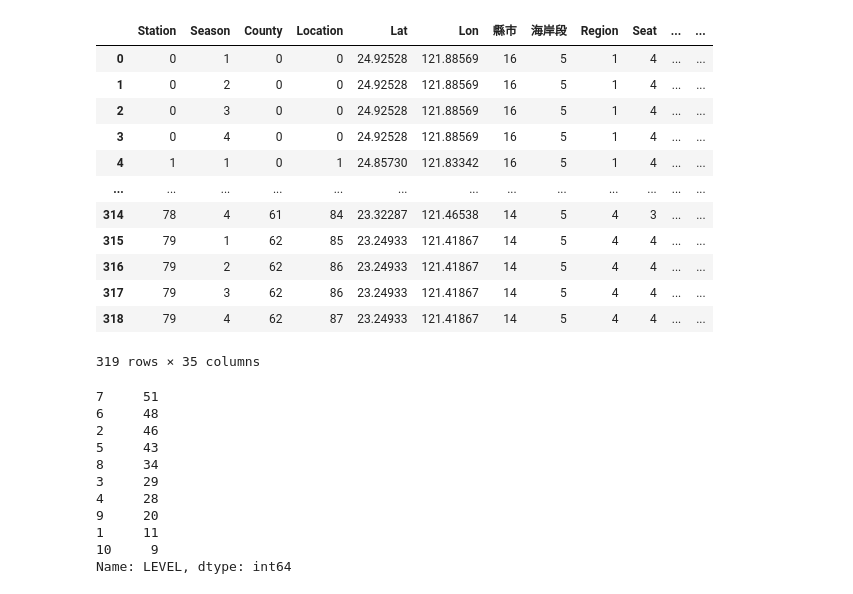
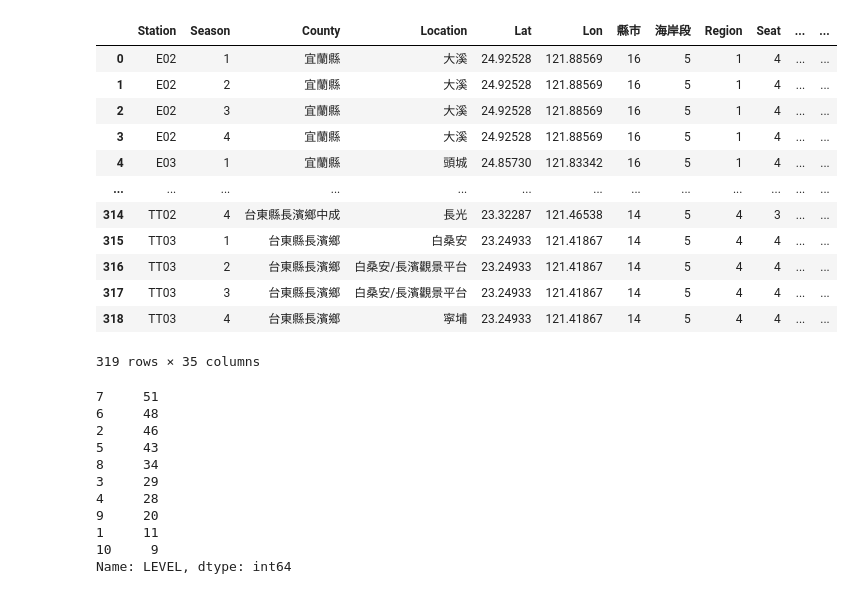
Before and after one commit to adam1214/DL_Final, a Jupyter notebook: pycaret.ipynb, the cells around one changed output. Drawn from its saved outputs; the diff is of its cells as text; code cells hidden in the pictures.

```diff
--- a/pycaret.ipynb
+++ b/pycaret.ipynb
@@ -6,7 +6,7 @@ country_dict = {}
 location_dict = {}
 station_dict = {}
 
-train_data = pd.read_csv('./data/train.csv', error_bad_lines=False)
+train_data = pd.read_csv('./data/train.csv')
 train_data_copy = train_data.copy()
 
 for index, row in train_data.iterrows():
@@ -14,46 +14,46 @@ for index, row in train_data.iterrows():
         row[0] = station_dict[row[0]]
     else:
         station_num = len(station_dict)
         station_dict[row[0]] = station_num
         row[0] = station_dict[row[0]]
 
     if country_dict.get(row[2]) != None:
         row[2] = country_dict[row[2]]
     else:
         country_num = len(country_dict)
         country_dict[row[2]] = country_num
         row[2] = country_dict[row[2]]
 
     if location_dict.get(row[3]) != None:
         row[3] = location_dict[row[3]]
     else:
         location_num = len(location_dict)
         location_dict[row[3]] = location_num
         row[3] = location_dict[row[3]]
 
     train_data_copy.loc[index] = row
     for j in range(0, len(row), 1):
         try:
             if math.isnan(row[j]):
                 row[j] = -1.0
                 train_data_copy.loc[index] = row
         except:
             continue
-
-train_data_copy
+train_data
+#train_data_copy
 # %% [output]
 |  | Station | Season | County | Location | Lat | Lon | 縣市 | 海岸段 | Region | Seat | ... | ... |
-| 0 | 0 | 1 | 0 | 0 | 24.92528 | 121.88569 | 16 | 5 | 1 | 4 | ... | ... |
-| 1 | 0 | 2 | 0 | 0 | 24.92528 | 121.88569 | 16 | 5 | 1 | 4 | ... | ... |
-| 2 | 0 | 3 | 0 | 0 | 24.92528 | 121.88569 | 16 | 5 | 1 | 4 | ... | ... |
-| 3 | 0 | 4 | 0 | 0 | 24.92528 | 121.88569 | 16 | 5 | 1 | 4 | ... | ... |
-| 4 | 1 | 1 | 0 | 1 | 24.85730 | 121.83342 | 16 | 5 | 1 | 4 | ... | ... |
+| 0 | E02 | 1 | 宜蘭縣 | 大溪 | 24.92528 | 121.88569 | 16 | 5 | 1 | 4 | ... | ... |
+| 1 | E02 | 2 | 宜蘭縣 | 大溪 | 24.92528 | 121.88569 | 16 | 5 | 1 | 4 | ... | ... |
+| 2 | E02 | 3 | 宜蘭縣 | 大溪 | 24.92528 | 121.88569 | 16 | 5 | 1 | 4 | ... | ... |
+| 3 | E02 | 4 | 宜蘭縣 | 大溪 | 24.92528 | 121.88569 | 16 | 5 | 1 | 4 | ... | ... |
+| 4 | E03 | 1 | 宜蘭縣 | 頭城 | 24.85730 | 121.83342 | 16 | 5 | 1 | 4 | ... | ... |
 | ... | ... | ... | ... | ... | ... | ... | ... | ... | ... | ... | ... | ... |
-| 314 | 78 | 4 | 61 | 84 | 23.32287 | 121.46538 | 14 | 5 | 4 | 3 | ... | ... |
-| 315 | 79 | 1 | 62 | 85 | 23.24933 | 121.41867 | 14 | 5 | 4 | 4 | ... | ... |
-| 316 | 79 | 2 | 62 | 86 | 23.24933 | 121.41867 | 14 | 5 | 4 | 4 | ... | ... |
-| 317 | 79 | 3 | 62 | 86 | 23.24933 | 121.41867 | 14 | 5 | 4 | 4 | ... | ... |
-| 318 | 79 | 4 | 62 | 87 | 23.24933 | 121.41867 | 14 | 5 | 4 | 4 | ... | ... |
+| 314 | TT02 | 4 | 台東縣長濱鄉中成 | 長光 | 23.32287 | 121.46538 | 14 | 5 | 4 | 3 | ... | ... |
+| 315 | TT03 | 1 | 台東縣長濱鄉 | 白桑安 | 23.24933 | 121.41867 | 14 | 5 | 4 | 4 | ... | ... |
+| 316 | TT03 | 2 | 台東縣長濱鄉 | 白桑安/長濱觀景平台 | 23.24933 | 121.41867 | 14 | 5 | 4 | 4 | ... | ... |
+| 317 | TT03 | 3 | 台東縣長濱鄉 | 白桑安/長濱觀景平台 | 23.24933 | 121.41867 | 14 | 5 | 4 | 4 | ... | ... |
+| 318 | TT03 | 4 | 台東縣長濱鄉 | 寜埔 | 23.24933 | 121.41867 | 14 | 5 | 4 | 4 | ... | ... |
 319 rows × 35 columns
 # %%
 train_data_copy.LEVEL.value_counts()
```
Also changed, not shown: parts of 11 cells of this notebook, 4 other files.
